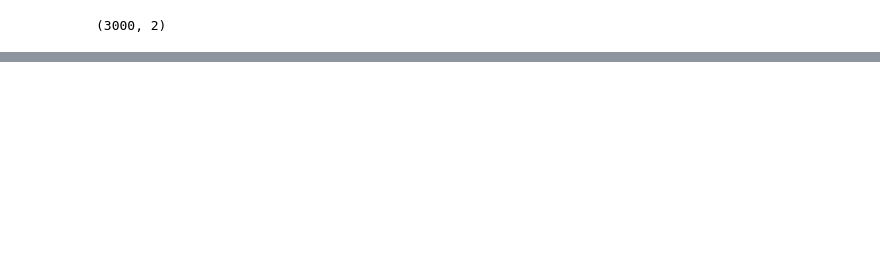
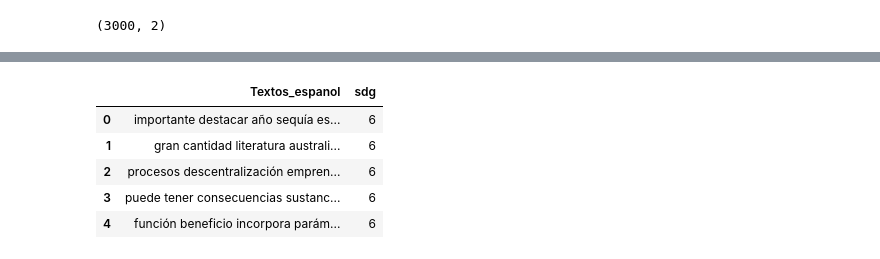
Before and after one commit to Buisness-Inteligence-Para-FashionPlace/Proyecto1, a Jupyter notebook: proyecto1.ipynb, the cells around one changed output, grey strips where cells are left out. Drawn from its saved outputs; the diff is of its cells as text; code cells hidden in the pictures; blank space fills up the shorter version.

```diff
--- a/proyecto1.ipynb
+++ b/proyecto1.ipynb
@@ -89,2 +123,50 @@ data.head(5)
+# %%
+# Transformación a minuscúlas
+data['Textos_espanol'] = data['Textos_espanol'].str.lower()
+# %%
+# Remover signos de puntuaación
+def remove_punctuation(text):
+    return re.sub(r'[^\w\s]', ' ', text)
+
+
+data['Textos_espanol'] = data['Textos_espanol'].apply(remove_punctuation)
+# %%
+# Transformación de números a texto
+
+# En español
+def replace_numbers_with_spanish_text(text):
+    words = text.split()
+    for i, word in enumerate(words):
+        if word.isdigit():
+            words[i] = num2words(int(word), lang='es')
+    return ' '.join(words)
+
+# En inglés
+# p = inflect.engine()
+# def replace_numbers_with_text(text):
+#     words = text.split()
+#     for i, word in enumerate(words):
+#         if word.isdigit():
+#             words[i] = p.number_to_words(word)
+#     return ' '.join(words)
+
+data['Textos_espanol'] = data['Textos_espanol'].apply(replace_numbers_with_spanish_text)
+# %%
+# Eliminar los stop_words de la columna Textos_espanol
+def remove_stop_words(text):
+    words = word_tokenize(text)
+    return ' '.join([word for word in words if word not in stop_words])
+
+data['Textos_espanol'] = data['Textos_espanol'].apply(remove_stop_words)
+# %%
+#Revisión de los datos luego de la limpieza
+data.head(5)
+# %% [output]
+|  | Textos_espanol | sdg |
+| 0 | importante destacar año sequía es... | 6 |
+| 1 | gran cantidad literatura australi... | 6 |
+| 2 | procesos descentralización empren... | 6 |
+| 3 | puede tener consecuencias sustanc... | 6 |
+| 4 | función beneficio incorpora parám... | 6 |
 # %%
 "df.carvajal@uniandes.edu.co"
```
Also changed, not shown: parts of 14 cells of this notebook.
